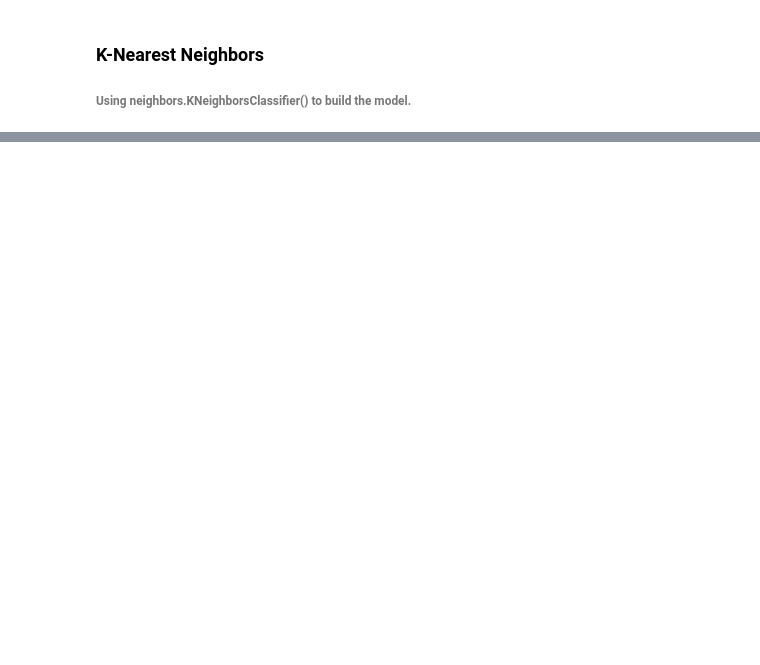
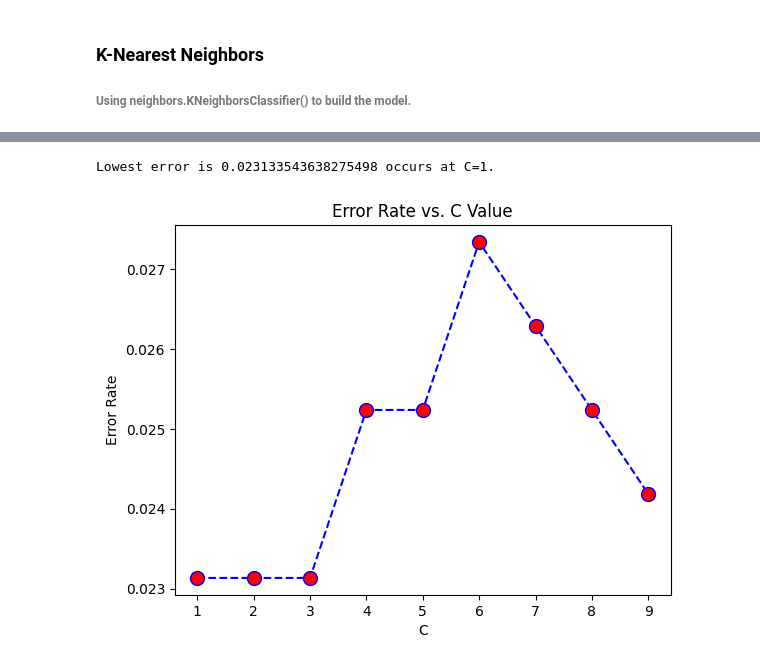
Before and after one commit to musafir-1194/project-ai-zone, a Jupyter notebook: gender_voice_diff.ipynb, the cells around one changed output, grey strips where cells are left out. Drawn from its saved outputs; the diff is of its cells as text; code cells hidden in the pictures; blank space fills up the shorter version.

```diff
--- a/gender_voice_diff.ipynb
+++ b/gender_voice_diff.ipynb
@@ -300,0 +316,3 @@ weighted avg     0.9737    0.9737    0.9737       951
+# %%
+model=naive_bayes.GaussianNB()
+classify(model,x_train3,y_train3,x_test3,y_test3)
@@ -300,0 +359,22 @@ weighted avg     0.9737    0.9737    0.9737       951
+# %%
+def svm_error(k,C,x_train,y_train,x_test,y_test) -> range:
+    error_rate = []
+    C=range(1,C)
+    for i in C:
+        model=svm.SVC(kernel=k,C=i).fit(x_train,y_train)
+        model.fit(x_train, y_train)
+        y_pred = model.predict(x_test)
+        error_rate.append(np.mean(y_pred != y_test))
+    cloc = error_rate.index(min(error_rate))
+    print("Lowest error is %s occurs at C=%s." % (error_rate[cloc], C[cloc]))
+
+    plt.plot(C, error_rate, color='blue', linestyle='dashed', marker='o',
+             markerfacecolor='red', markersize=10)
+    plt.title('Error Rate vs. C Value')
+    plt.xlabel('C')
+    plt.ylabel('Error Rate')
+    plt.show()
+    return C[cloc]
+# %%
+k=svm_kernel(x_train,y_train,x_test,y_test)
+print('Best Kernel : ', k)
@@ -300,0 +390,5 @@ weighted avg     0.9737    0.9737    0.9737       951
+# %%
+c=svm_error(k,10,x_train,y_train,x_test,y_test)
+# %% [output]
+Lowest error is 0.023133543638275498 occurs at C=1.
+[figure, added]
```
Also changed, not shown: parts of 15 cells of this notebook.
